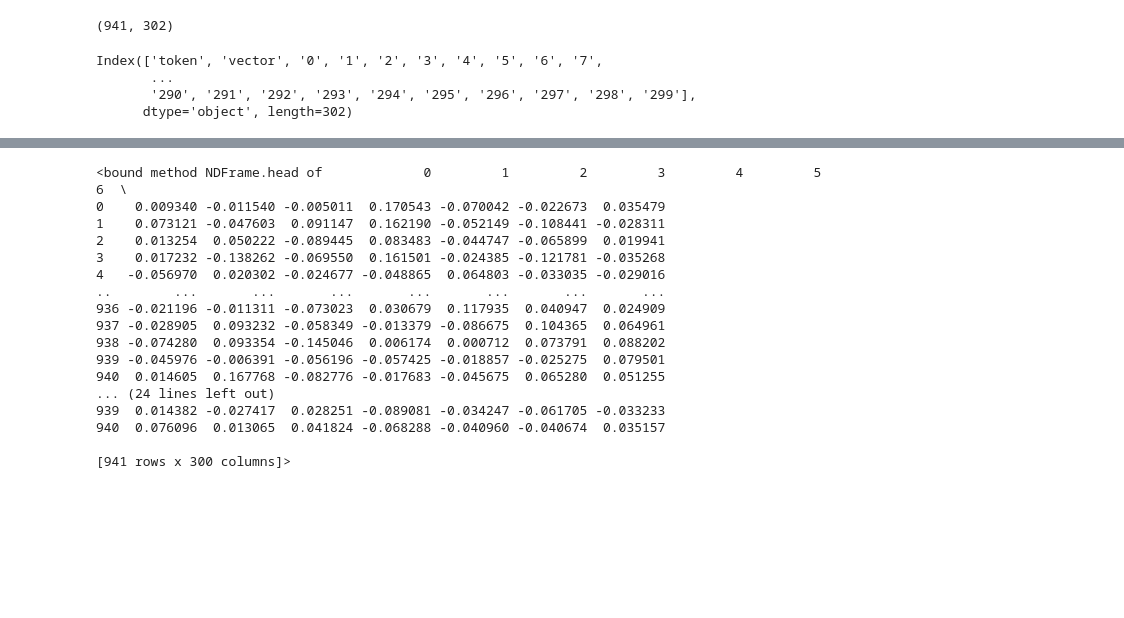
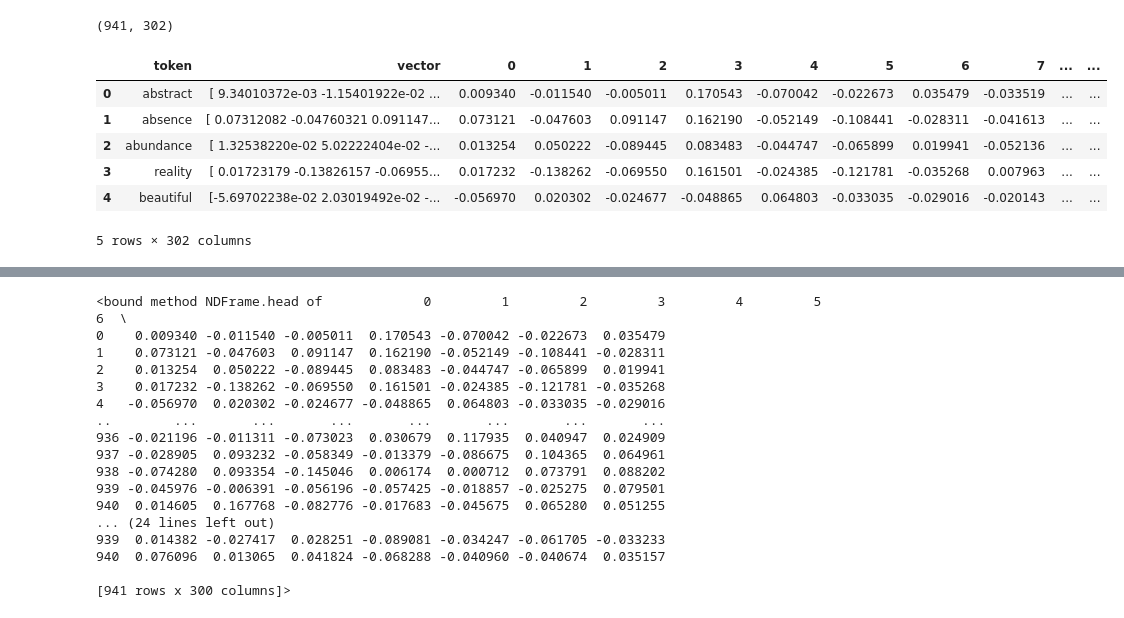
Before and after one commit to trahantet/sagemaker_inroads, a Jupyter notebook: clustering.ipynb, the cells around one changed output, grey strips where cells are left out. Drawn from its saved outputs; the diff is of its cells as text; code cells hidden in the pictures; blank space fills up the shorter version.

```diff
--- a/clustering.ipynb
+++ b/clustering.ipynb
@@ -50,10 +50,13 @@ old_vectorized = pd.read_csv(io.BytesIO(object['Body'].read()), encoding='utf8',
 old_vectorized.shape
 # %% [output]
 (941, 302)
-# %%
-inroads_vectorized.columns
-# %% [output]
-Index(['token', 'vector', '0', '1', '2', '3', '4', '5', '6', '7',
-       ...
-       '290', '291', '292', '293', '294', '295', '296', '297', '298', '299'],
-      dtype='object', length=302)
+# %%
+old_vectorized.head()
+# %% [output]
+|  | token | vector | 0 | 1 | 2 | 3 | 4 | 5 | 6 | 7 | ... | ... |
+| 0 | abstract | [ 9.34010372e-03 -1.15401922e-02 ... | 0.009340 | -0.011540 | -0.005011 | 0.170543 | -0.070042 | -0.022673 | 0.035479 | -0.033519 | ... | ... |
+| 1 | absence | [ 0.07312082 -0.04760321 0.091147... | 0.073121 | -0.047603 | 0.091147 | 0.162190 | -0.052149 | -0.108441 | -0.028311 | -0.041613 | ... | ... |
+| 2 | abundance | [ 1.32538220e-02 5.02222404e-02 -... | 0.013254 | 0.050222 | -0.089445 | 0.083483 | -0.044747 | -0.065899 | 0.019941 | -0.052136 | ... | ... |
+| 3 | reality | [ 0.01723179 -0.13826157 -0.06955... | 0.017232 | -0.138262 | -0.069550 | 0.161501 | -0.024385 | -0.121781 | -0.035268 | 0.007963 | ... | ... |
+| 4 | beautiful | [-5.69702238e-02 2.03019492e-02 -... | -0.056970 | 0.020302 | -0.024677 | -0.048865 | 0.064803 | -0.033035 | -0.029016 | -0.020143 | ... | ... |
+5 rows × 302 columns
```
Also changed, not shown: parts of 6 cells of this notebook.
